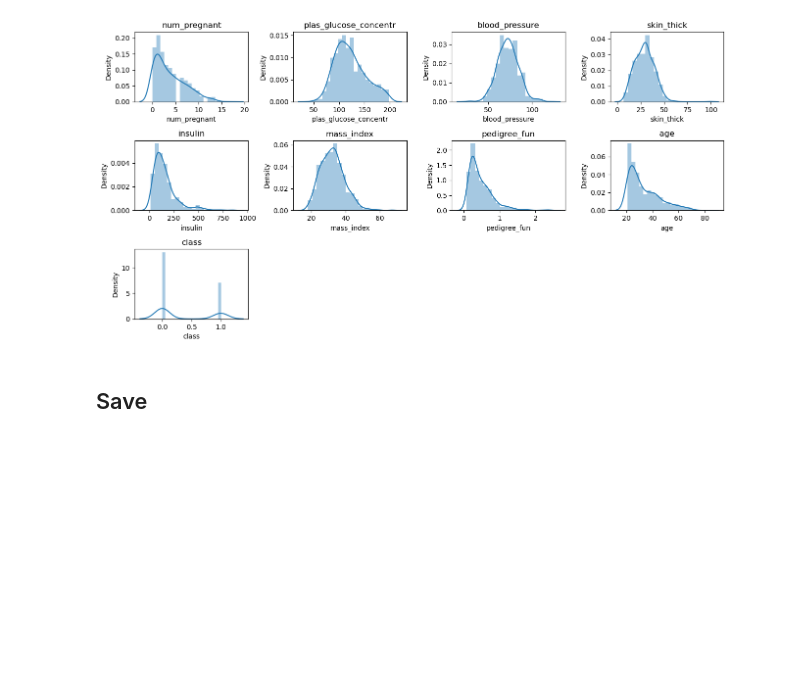
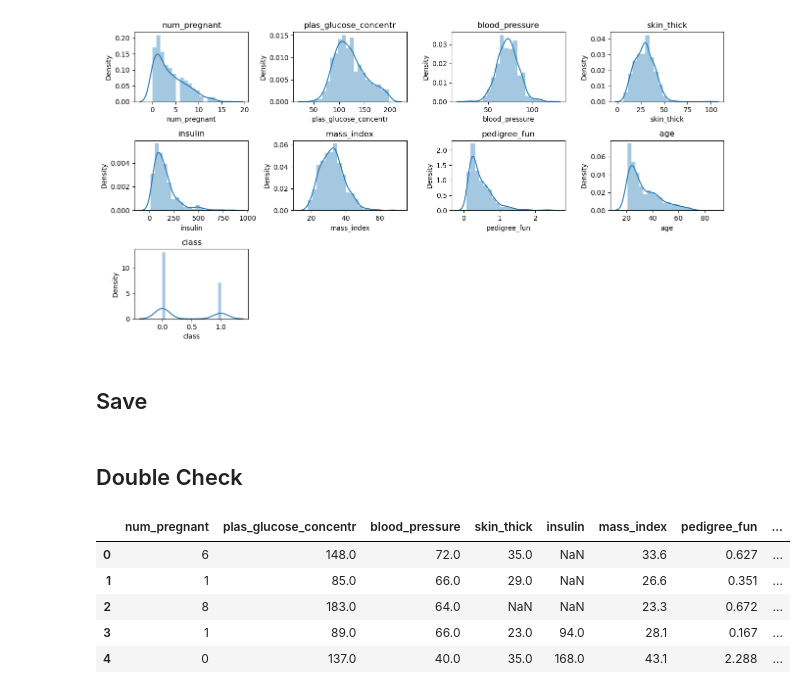
Before and after one commit to FilipLangiewicz/AutoMLTunability, a Jupyter notebook: code/Data Processing/DP_diabetes.ipynb, the cells around one changed output. Drawn from its saved outputs; the diff is of its cells as text; code cells hidden in the pictures; blank space fills up the shorter version.

```diff
--- a/code/Data Processing/DP_diabetes.ipynb
+++ b/code/Data Processing/DP_diabetes.ipynb
@@ -178,0 +179,13 @@ data.to_csv("../../data/processed/diabetes.csv")
+# %% [markdown]
+## Double Check
+# %%
+import pandas as pd
+data = pd.read_csv("../../data/processed/diabetes.csv")
+data.head()
+# %% [output]
+|  | num_pregnant | plas_glucose_concentr | blood_pressure | skin_thick | insulin | mass_index | pedigree_fun | ... |
+| 0 | 6 | 148.0 | 72.0 | 35.0 | NaN | 33.6 | 0.627 | ... |
+| 1 | 1 | 85.0 | 66.0 | 29.0 | NaN | 26.6 | 0.351 | ... |
+| 2 | 8 | 183.0 | 64.0 | NaN | NaN | 23.3 | 0.672 | ... |
+| 3 | 1 | 89.0 | 66.0 | 23.0 | 94.0 | 28.1 | 0.167 | ... |
+| 4 | 0 | 137.0 | 40.0 | 35.0 | 168.0 | 43.1 | 2.288 | ... |
```
Also changed, not shown: parts of 1 cell of this notebook, 9 other files.
